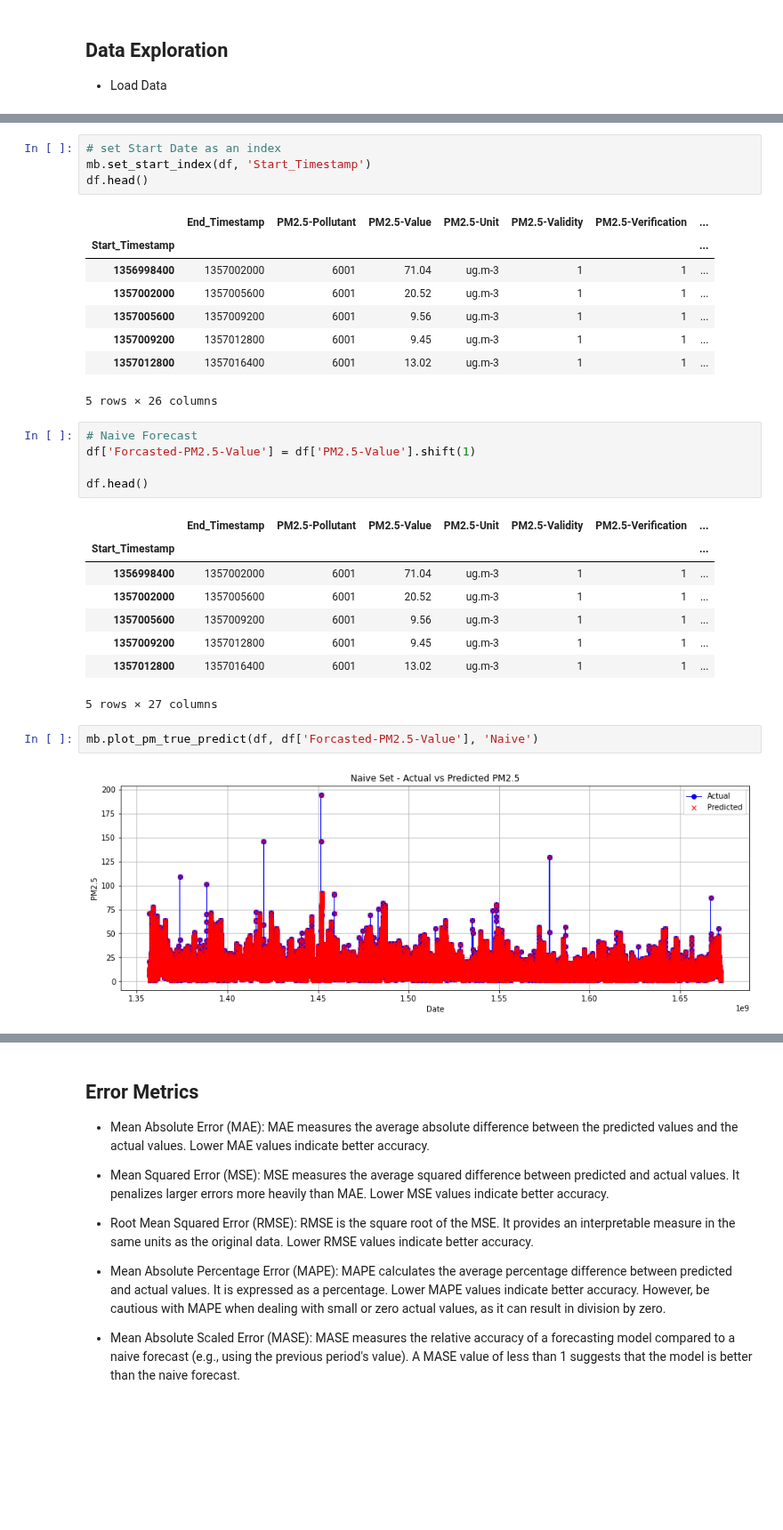
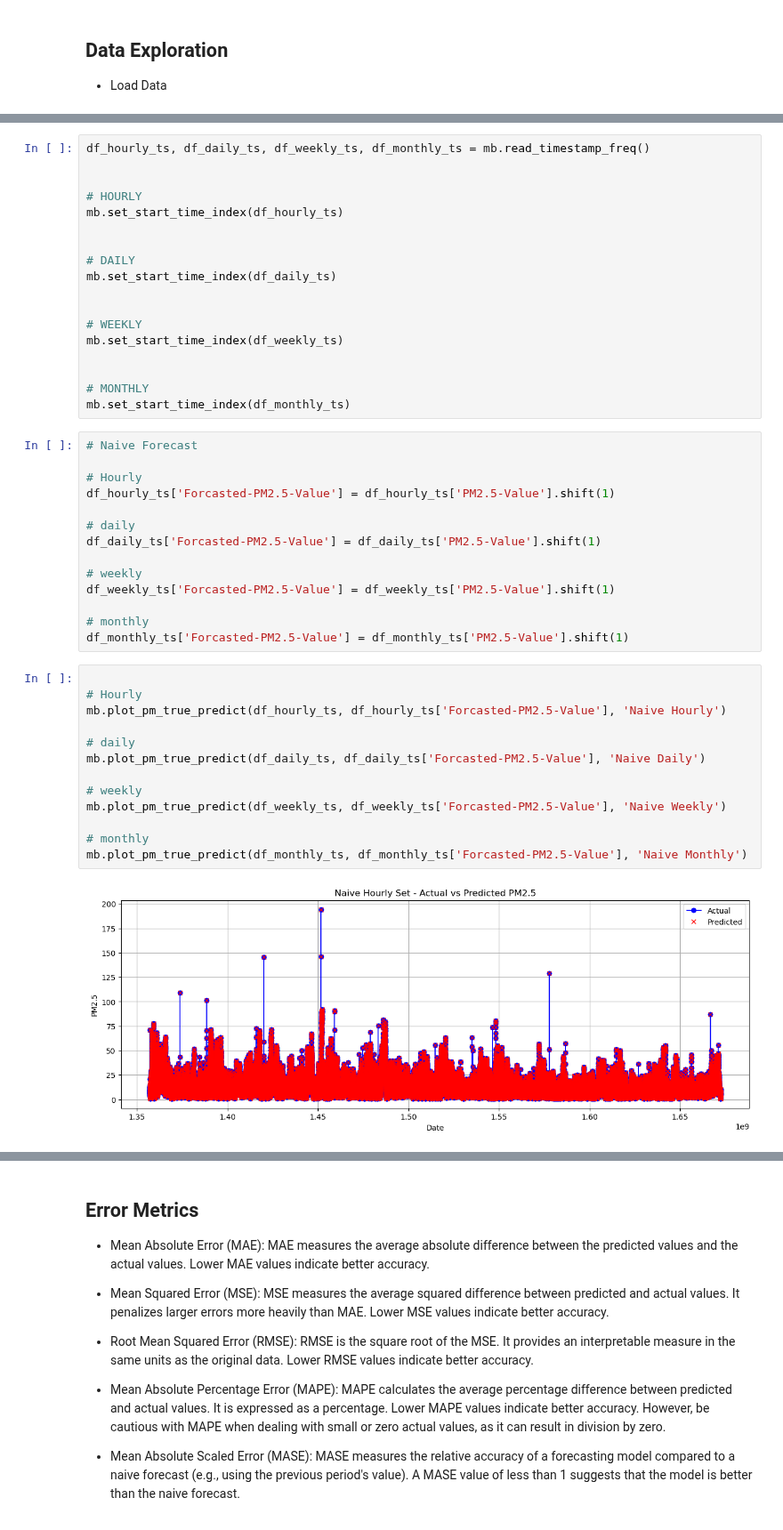
Before and after one commit to tugcekonuklar/irp-air-pollution, a Jupyter notebook: src/notebook/irp_pm_baseline.ipynb, the cells around one changed output, grey strips where cells are left out. Shown at 89% size. Drawn from its saved outputs; the diff is of its cells as text; blank space fills up the shorter version.

Commit message:
update vbaseline with date freq train and test separation

```diff
--- a/src/notebook/irp_pm_baseline.ipynb
+++ b/src/notebook/irp_pm_baseline.ipynb
@@ -50,31 +19,47 @@ df.describe().transpose()
-# %%
-# set Start Date as an index
-mb.set_start_index(df, 'Start_Timestamp')
-df.head()
-# %% [output]
-|  | End_Timestamp | PM2.5-Pollutant | PM2.5-Value | PM2.5-Unit | PM2.5-Validity | PM2.5-Verification | ... |
-| Start_Timestamp |  |  |  |  |  |  | ... |
-| 1356998400 | 1357002000 | 6001 | 71.04 | ug.m-3 | 1 | 1 | ... |
-| 1357002000 | 1357005600 | 6001 | 20.52 | ug.m-3 | 1 | 1 | ... |
-| 1357005600 | 1357009200 | 6001 | 9.56 | ug.m-3 | 1 | 1 | ... |
-| 1357009200 | 1357012800 | 6001 | 9.45 | ug.m-3 | 1 | 1 | ... |
-| 1357012800 | 1357016400 | 6001 | 13.02 | ug.m-3 | 1 | 1 | ... |
-5 rows × 26 columns
-# %%
-# Naive Forecast
-df['Forcasted-PM2.5-Value'] = df['PM2.5-Value'].shift(1)
-
-df.head()
-# %% [output]
-|  | End_Timestamp | PM2.5-Pollutant | PM2.5-Value | PM2.5-Unit | PM2.5-Validity | PM2.5-Verification | ... |
-| Start_Timestamp |  |  |  |  |  |  | ... |
-| 1356998400 | 1357002000 | 6001 | 71.04 | ug.m-3 | 1 | 1 | ... |
-| 1357002000 | 1357005600 | 6001 | 20.52 | ug.m-3 | 1 | 1 | ... |
-| 1357005600 | 1357009200 | 6001 | 9.56 | ug.m-3 | 1 | 1 | ... |
-| 1357009200 | 1357012800 | 6001 | 9.45 | ug.m-3 | 1 | 1 | ... |
-| 1357012800 | 1357016400 | 6001 | 13.02 | ug.m-3 | 1 | 1 | ... |
-5 rows × 27 columns
-# %%
-mb.plot_pm_true_predict(df, df['Forcasted-PM2.5-Value'], 'Naive')
-# %% [output]
-[figure, removed]
+# %%
+df_hourly_ts, df_daily_ts, df_weekly_ts, df_monthly_ts = mb.read_timestamp_freq()
+
+
+# HOURLY
+mb.set_start_time_index(df_hourly_ts)
+
+
+# DAILY
+mb.set_start_time_index(df_daily_ts)
+
+
+# WEEKLY
+mb.set_start_time_index(df_weekly_ts)
+
+
+# MONTHLY
+mb.set_start_time_index(df_monthly_ts)
+# %%
+# Naive Forecast
+
+# Hourly
+df_hourly_ts['Forcasted-PM2.5-Value'] = df_hourly_ts['PM2.5-Value'].shift(1)
+
+# daily
+df_daily_ts['Forcasted-PM2.5-Value'] = df_daily_ts['PM2.5-Value'].shift(1)
+
+# weekly
+df_weekly_ts['Forcasted-PM2.5-Value'] = df_weekly_ts['PM2.5-Value'].shift(1)
+
+# monthly
+df_monthly_ts['Forcasted-PM2.5-Value'] = df_monthly_ts['PM2.5-Value'].shift(1)
+# %%
+
+# Hourly
+mb.plot_pm_true_predict(df_hourly_ts, df_hourly_ts['Forcasted-PM2.5-Value'], 'Naive Hourly')
+
+# daily
+mb.plot_pm_true_predict(df_daily_ts, df_daily_ts['Forcasted-PM2.5-Value'], 'Naive Daily')
+
+# weekly
+mb.plot_pm_true_predict(df_weekly_ts, df_weekly_ts['Forcasted-PM2.5-Value'], 'Naive Weekly')
+
+# monthly
+mb.plot_pm_true_predict(df_monthly_ts, df_monthly_ts['Forcasted-PM2.5-Value'], 'Naive Monthly')
+# %% [output]
+[figure, added]
```
Also changed, not shown: parts of 8 cells of this notebook.
